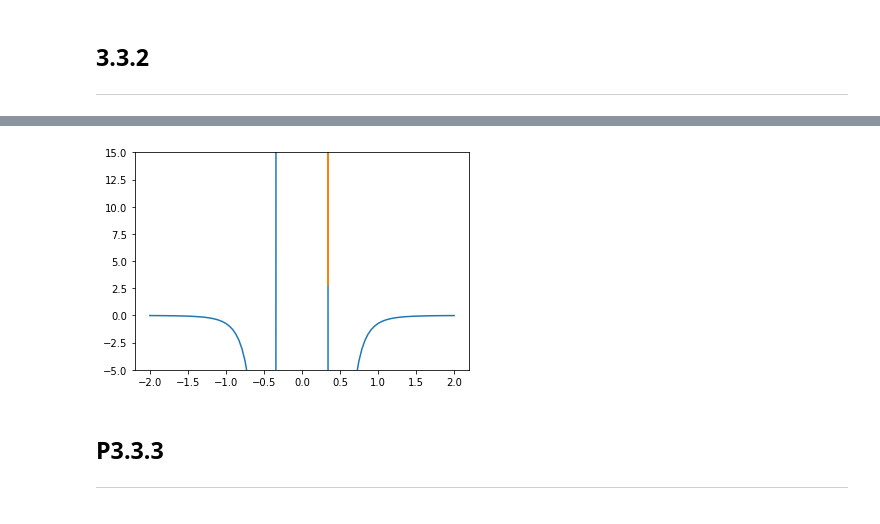
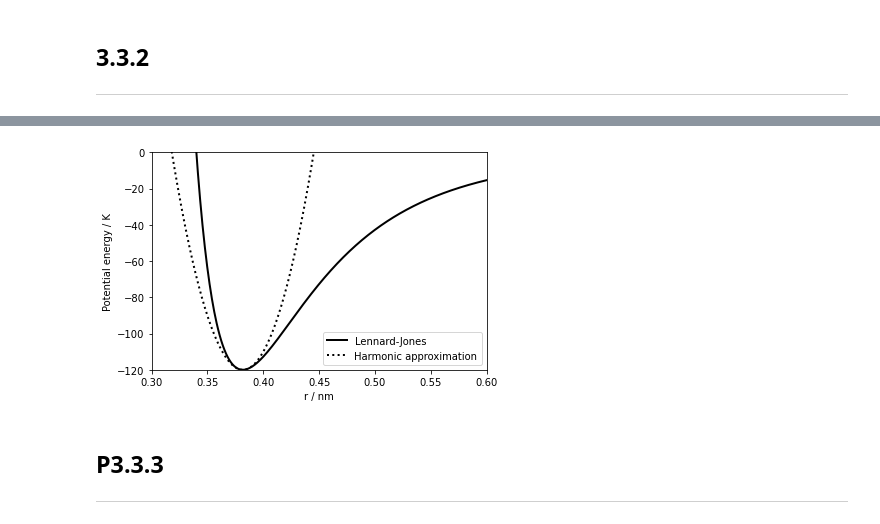
Before and after one commit to DarkHawk727/Learn-Scientific-Programming-with-Python, a Jupyter notebook: Section 3.3/Section 3.3 Problems.ipynb, the cells around one changed output, grey strips where cells are left out. Drawn from its saved outputs; the diff is of its cells as text; code cells hidden in the pictures.

```diff
--- a/Section 3.3/Section 3.3 Problems.ipynb
+++ b/Section 3.3/Section 3.3 Problems.ipynb
@@ -53,23 +61,29 @@ plt.show()
-# %%
-# b)
-A = 1.024e-23 / (1.381e-23)
-B = 1.582e-26 / (1.381e-23)
-r = np.linspace(-2, 2, 100)
-epsilon = 2.4326066402741967e-07 # ε = B^2 / 4A
-r_0 = 0.34
-
-k = (156 * B) / r_0 ** 14 - (42 * A) / r_0 ** 8
-U = B / r**12 - A / r ** 6
-V = 0.5 * k * (r - r_0) ** 2 + epsilon
-
-plt.ylim(-5, 15)
-
-plt.plot(r, U)
-plt.plot(r, V)
-
-plt.show()
-# %% [output]
-[figure, removed]
+# %%
+# b)
+A = 1.024e-23 / (1.381e-23)
+B = 1.582e-26 / (1.381e-23)
+r = np.linspace(0.3, 1.0, 1000)
+U = B / r**12 - A / r ** 6
+
+plt.plot(r, U, 'k', lw=2., label='Lennard-Jones')
+
+r0 = (2*B/A)**(1./6)
+epsilon = B/r0**12 - A/r0**6
+k = 156*B/r0**14 - 42*A/r0**8
+V = 0.5 * k * (r-r0)**2 + epsilon
+
+plt.plot(r, V, 'k', ls=':', lw=2., label='Harmonic approximation')
+
+plt.xlim(0.3, 0.6)
+plt.ylim(-120, 0)
+
+plt.xlabel('r / nm')
+plt.ylabel('Potential energy / K')
+
+plt.legend(loc=4)
+plt.show()
+# %% [output]
+[figure, added]
 # %% [markdown]
 ## P3.3.3
 ----
```
Also changed, not shown: parts of 2 cells of this notebook.
